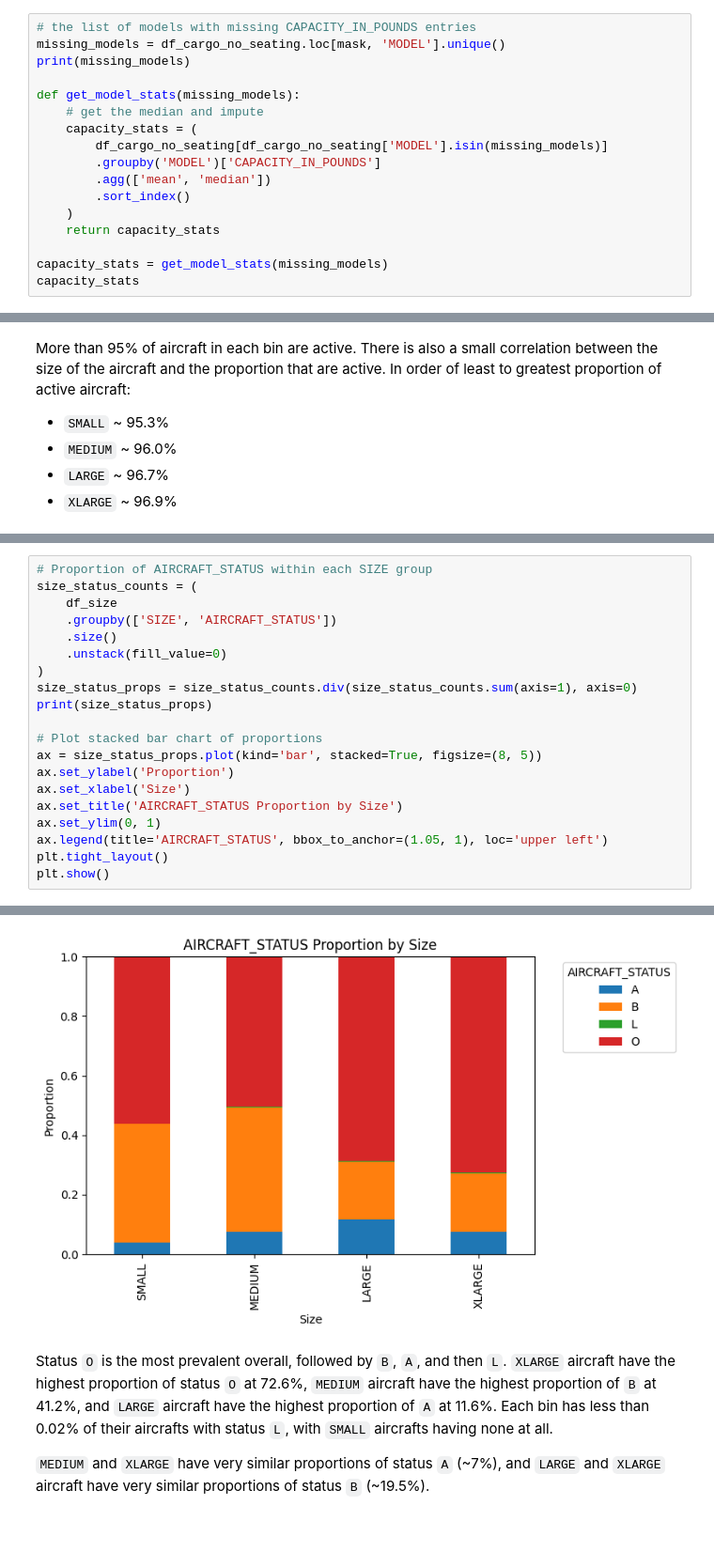
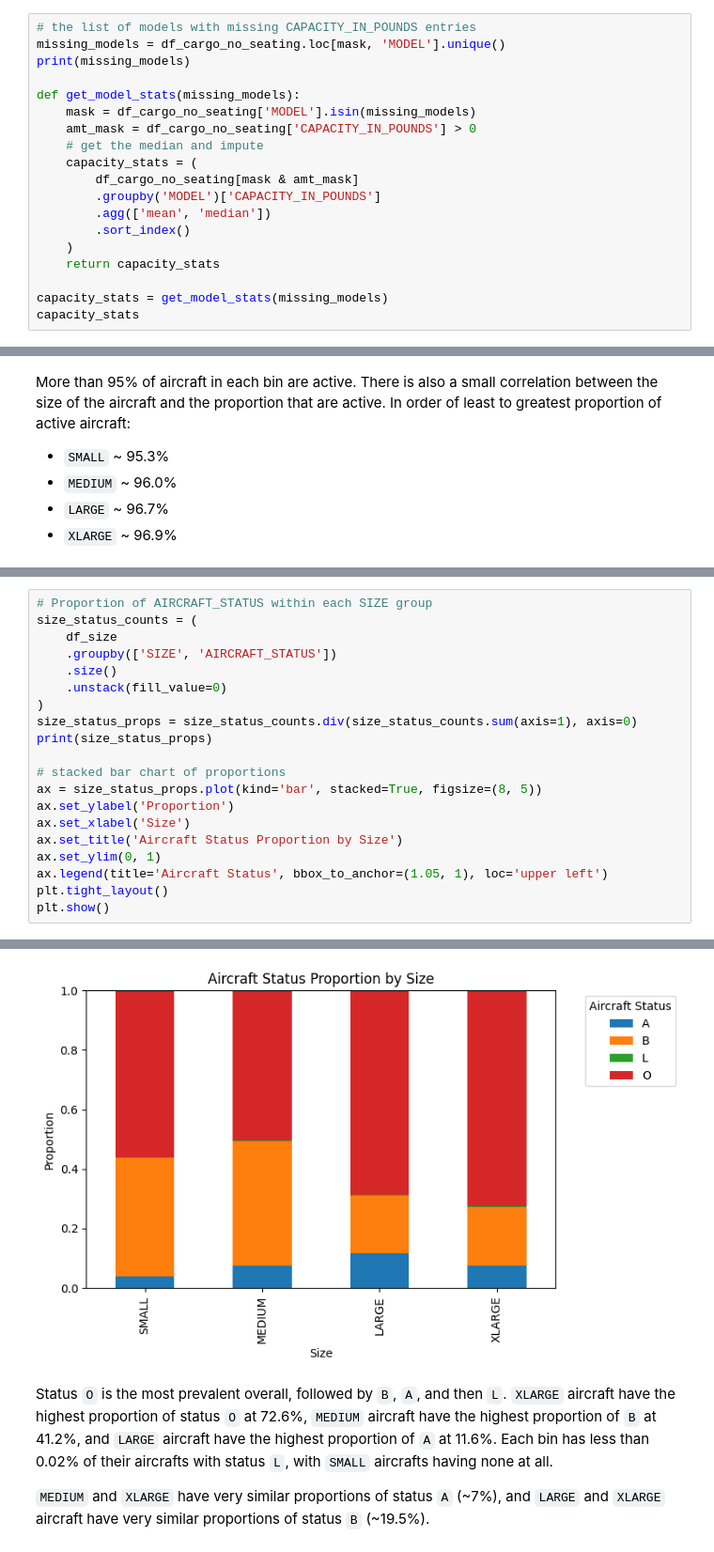
Before and after one commit to Tree-0/de300-2026wi-stall, a Jupyter notebook: homework/homework_1/DATA_ENG300_HW1_Aircraft-1.ipynb, the cells around one changed output, grey strips where cells are left out. Shown at 94% size. Saved outputs shown, nothing was run; the diff lists cells and outputs as text.

```diff
--- a/homework/homework_1/DATA_ENG300_HW1_Aircraft-1.ipynb
+++ b/homework/homework_1/DATA_ENG300_HW1_Aircraft-1.ipynb
@@ -547,9 +547,11 @@ missing_models = df_cargo_no_seating.loc[mask, 'MODEL'].unique()
 print(missing_models)
 
 def get_model_stats(missing_models):
+    mask = df_cargo_no_seating['MODEL'].isin(missing_models)
+    amt_mask = df_cargo_no_seating['CAPACITY_IN_POUNDS'] > 0
     # get the median and impute
     capacity_stats = (
-        df_cargo_no_seating[df_cargo_no_seating['MODEL'].isin(missing_models)]
+        df_cargo_no_seating[mask & amt_mask]
         .groupby('MODEL')['CAPACITY_IN_POUNDS']
         .agg(['mean', 'median'])
         .sort_index()
@@ -1096,31 +1104,31 @@ Plot aircraft status per size group
 # %%
 # Proportion of AIRCRAFT_STATUS within each SIZE group
 size_status_counts = (
     df_size
     .groupby(['SIZE', 'AIRCRAFT_STATUS'])
     .size()
     .unstack(fill_value=0)
 )
 size_status_props = size_status_counts.div(size_status_counts.sum(axis=1), axis=0)
 print(size_status_props)
 
-# Plot stacked bar chart of proportions
+# stacked bar chart of proportions
 ax = size_status_props.plot(kind='bar', stacked=True, figsize=(8, 5))
 ax.set_ylabel('Proportion')
 ax.set_xlabel('Size')
-ax.set_title('AIRCRAFT_STATUS Proportion by Size')
+ax.set_title('Aircraft Status Proportion by Size')
 ax.set_ylim(0, 1)
-ax.legend(title='AIRCRAFT_STATUS', bbox_to_anchor=(1.05, 1), loc='upper left')
+ax.legend(title='Aircraft Status', bbox_to_anchor=(1.05, 1), loc='upper left')
 plt.tight_layout()
 plt.show()
 # %% [output]
 AIRCRAFT_STATUS         A         B         L         O
 SIZE
 SMALL            0.039329  0.398847  0.000000  0.561824
 MEDIUM           0.076337  0.417325  0.001590  0.504748
 LARGE            0.115545  0.195040  0.001869  0.687546
 XLARGE           0.075635  0.196234  0.001606  0.726525
-[figure, old version]
+[figure, new version]
 # %% [markdown]
 Status `O` is the most prevalent overall, followed by `B`, `A`, and then `L`. `XLARGE` aircraft have the highest proportion of status `O` at 72.6%, `MEDIUM` aircraft have the highest proportion of `B` at 41.2%, and `LARGE` aircraft have the highest proportion of `A` at 11.6%. Each bin has less than 0.02% of their aircrafts with status `L`, with `SMALL` aircrafts having none at all.
 
```
Also changed, not shown: parts of 9 cells of this notebook, 2 other files.
